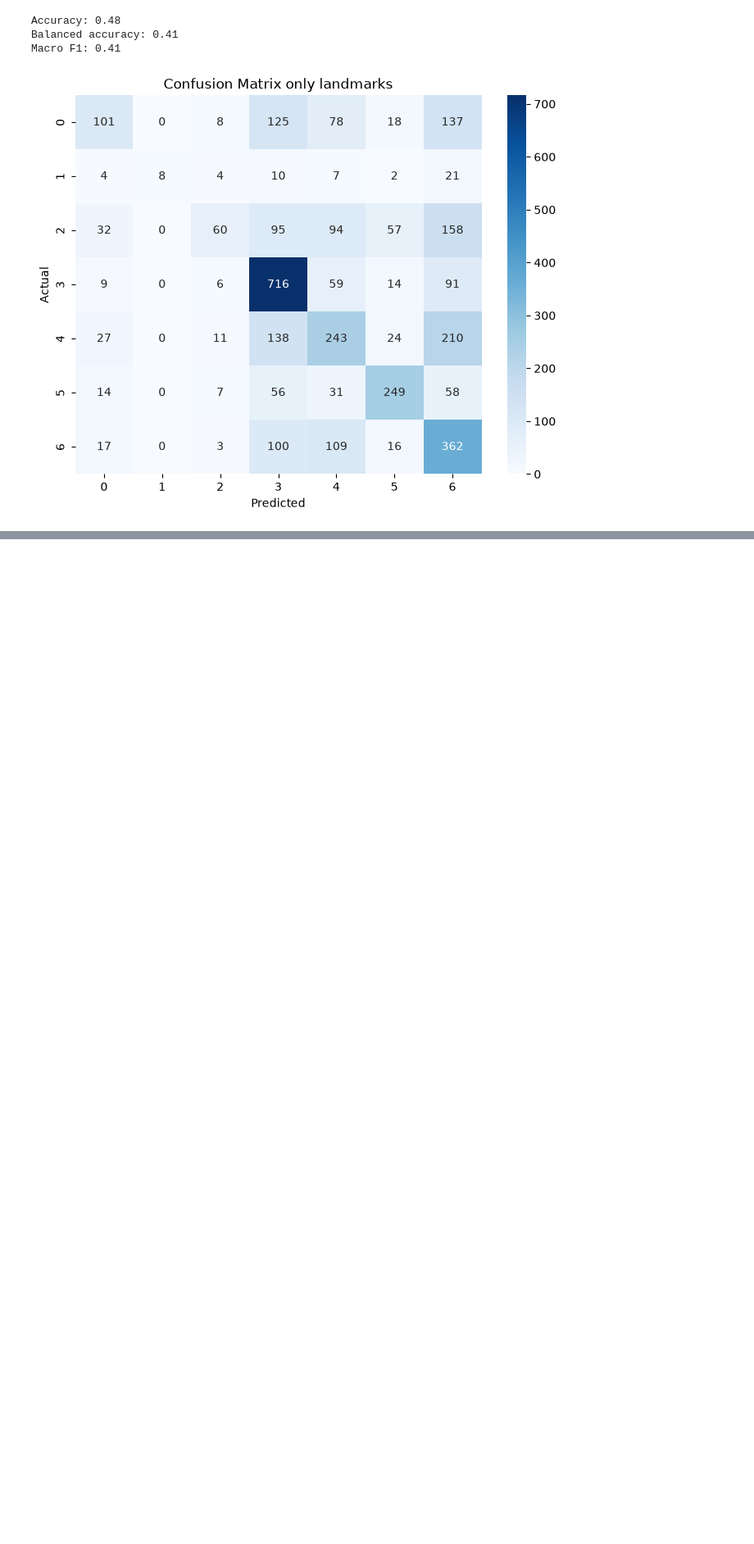
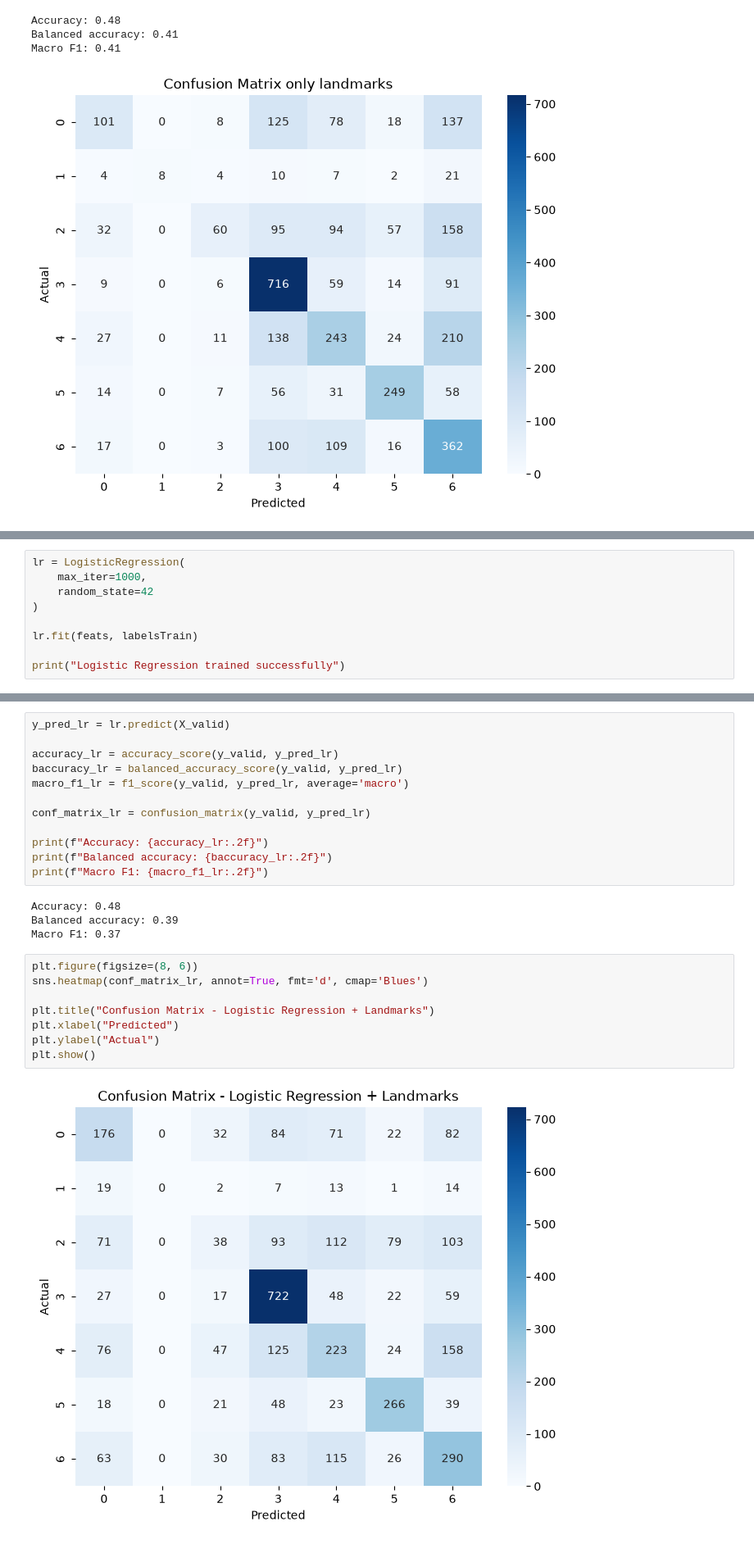
Before and after one commit to kostasparma/Emotion_Recognition_ML, a Jupyter notebook: Task1.ipynb, the cells around one changed output, grey strips where cells are left out. Shown at 82% size. Drawn from its saved outputs; the diff is of its cells as text; blank space fills up the shorter version.

```diff
--- a/Task1.ipynb
+++ b/Task1.ipynb
@@ -192,0 +199,9 @@ Macro F1: 0.41
+# %%
+lr = LogisticRegression(
+    max_iter=1000,
+    random_state=42
+)
+
+lr.fit(feats, labelsTrain)
+
+print("Logistic Regression trained successfully")
@@ -192,0 +212,26 @@ Macro F1: 0.41
+# %%
+y_pred_lr = lr.predict(X_valid)
+
+accuracy_lr = accuracy_score(y_valid, y_pred_lr)
+baccuracy_lr = balanced_accuracy_score(y_valid, y_pred_lr)
+macro_f1_lr = f1_score(y_valid, y_pred_lr, average='macro')
+
+conf_matrix_lr = confusion_matrix(y_valid, y_pred_lr)
+
+print(f"Accuracy: {accuracy_lr:.2f}")
+print(f"Balanced accuracy: {baccuracy_lr:.2f}")
+print(f"Macro F1: {macro_f1_lr:.2f}")
+# %% [output]
+Accuracy: 0.48
+Balanced accuracy: 0.39
+Macro F1: 0.37
+# %%
+plt.figure(figsize=(8, 6))
+sns.heatmap(conf_matrix_lr, annot=True, fmt='d', cmap='Blues')
+
+plt.title("Confusion Matrix - Logistic Regression + Landmarks")
+plt.xlabel("Predicted")
+plt.ylabel("Actual")
+plt.show()
+# %% [output]
+[figure, added]
```
Also changed, not shown: parts of 58 cells of this notebook, 9 other files.
